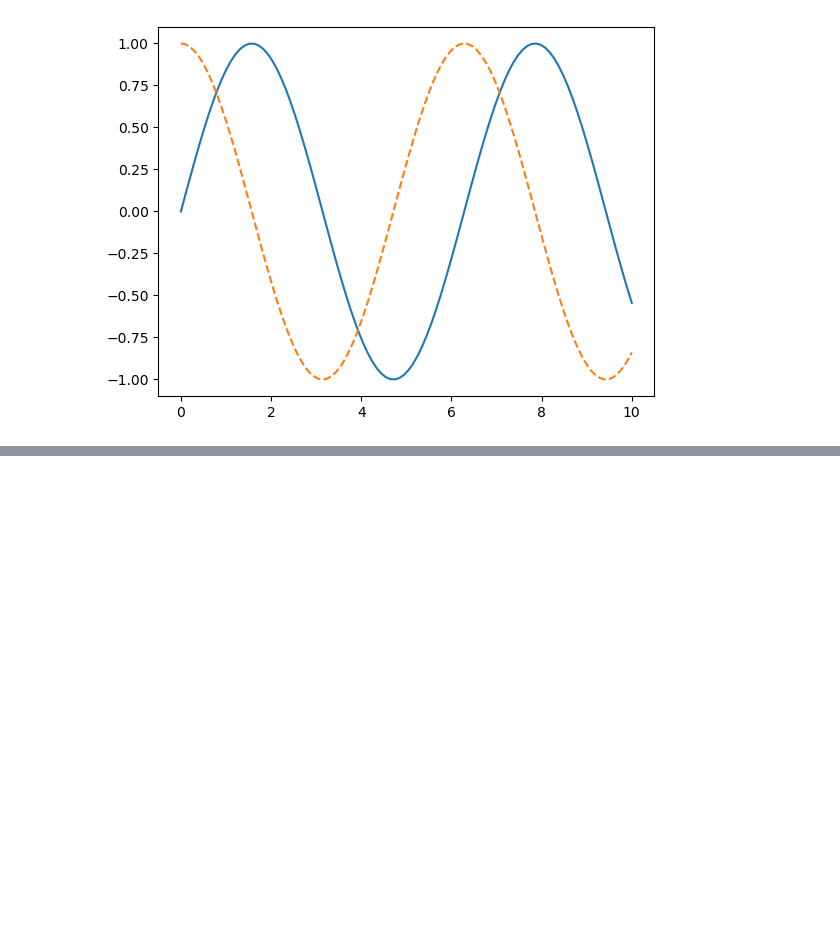
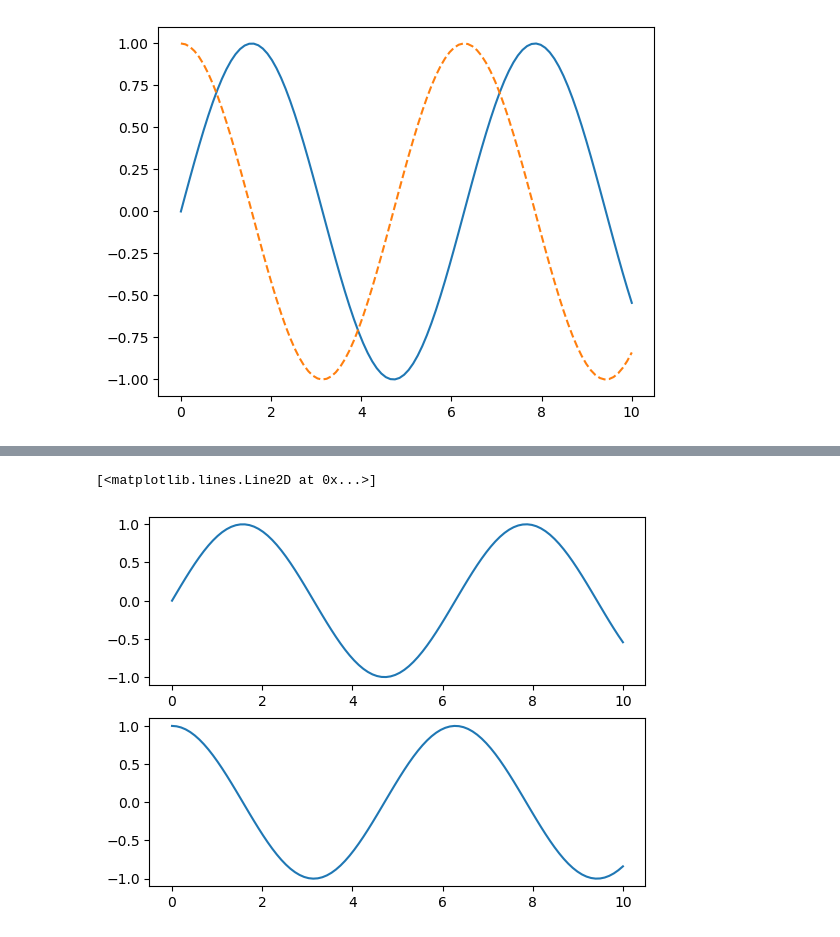
Before and after one commit to rdzjr1997/Handbook_Python_DS, a Jupyter notebook: Matplotlib_Code.ipynb, the cells around one changed output, grey strips where cells are left out. Cells and saved outputs as stored; diff of their text form; code cells hidden in the pictures; blank space fills up the shorter version.

Commit message:
Adding Matplotlib code

```diff
--- a/Matplotlib_Code.ipynb
+++ b/Matplotlib_Code.ipynb
@@ -35,0 +54,14 @@ fig.canvas.get_supported_filetypes()
+# %%
+# Ploting figures
+# Object-oriented interface
+
+# First create a grid of plots
+# ax will be an array of two Axes objects
+fig, ax = plt.subplots(2) # How to see the dim of fix and ax?
+
+# Call plot() method on the appropriate object
+ax[0].plot(x,np.sin(x))
+ax[1].plot(x,np.cos(x))
+# %% [output]
+[<matplotlib.lines.Line2D at 0x...>]
+[figure, added]
```
Also changed, not shown: parts of 3 cells of this notebook.
